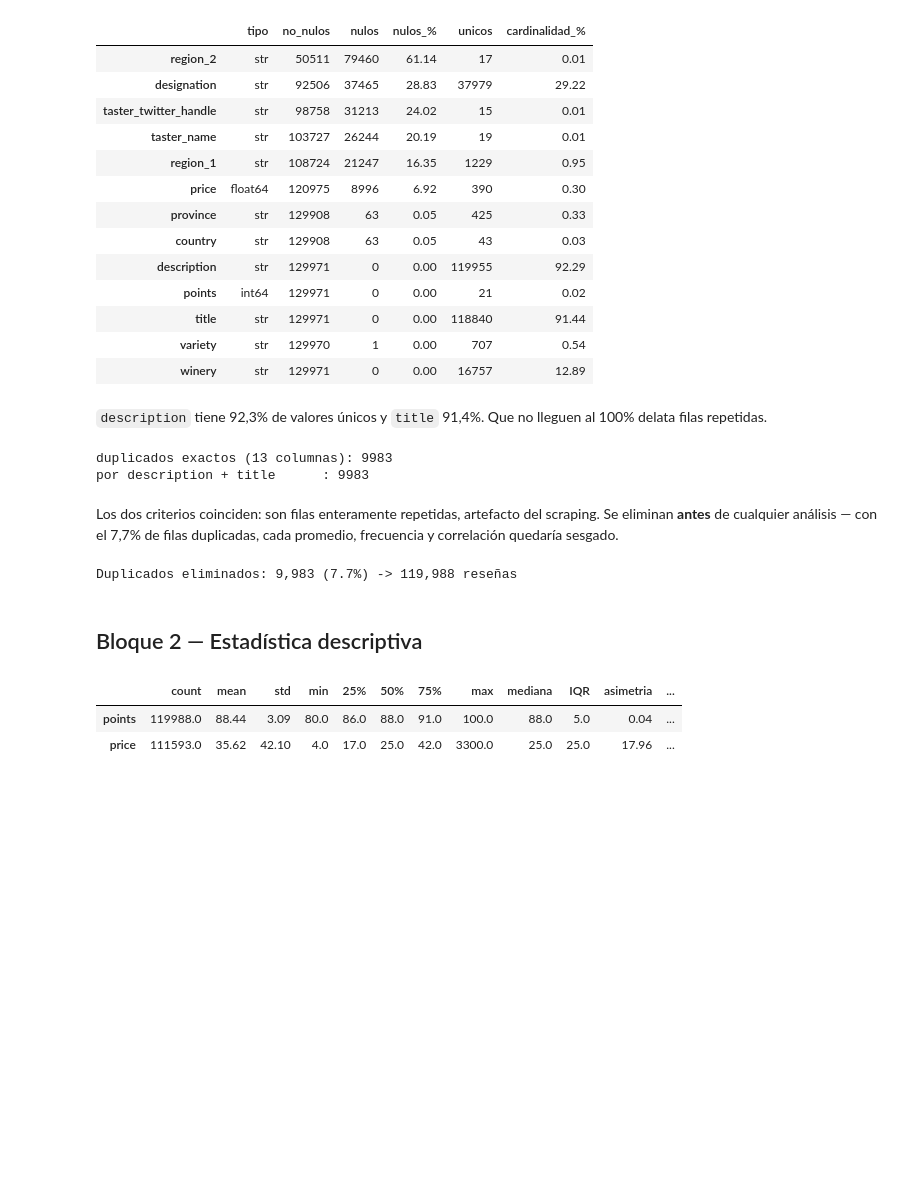
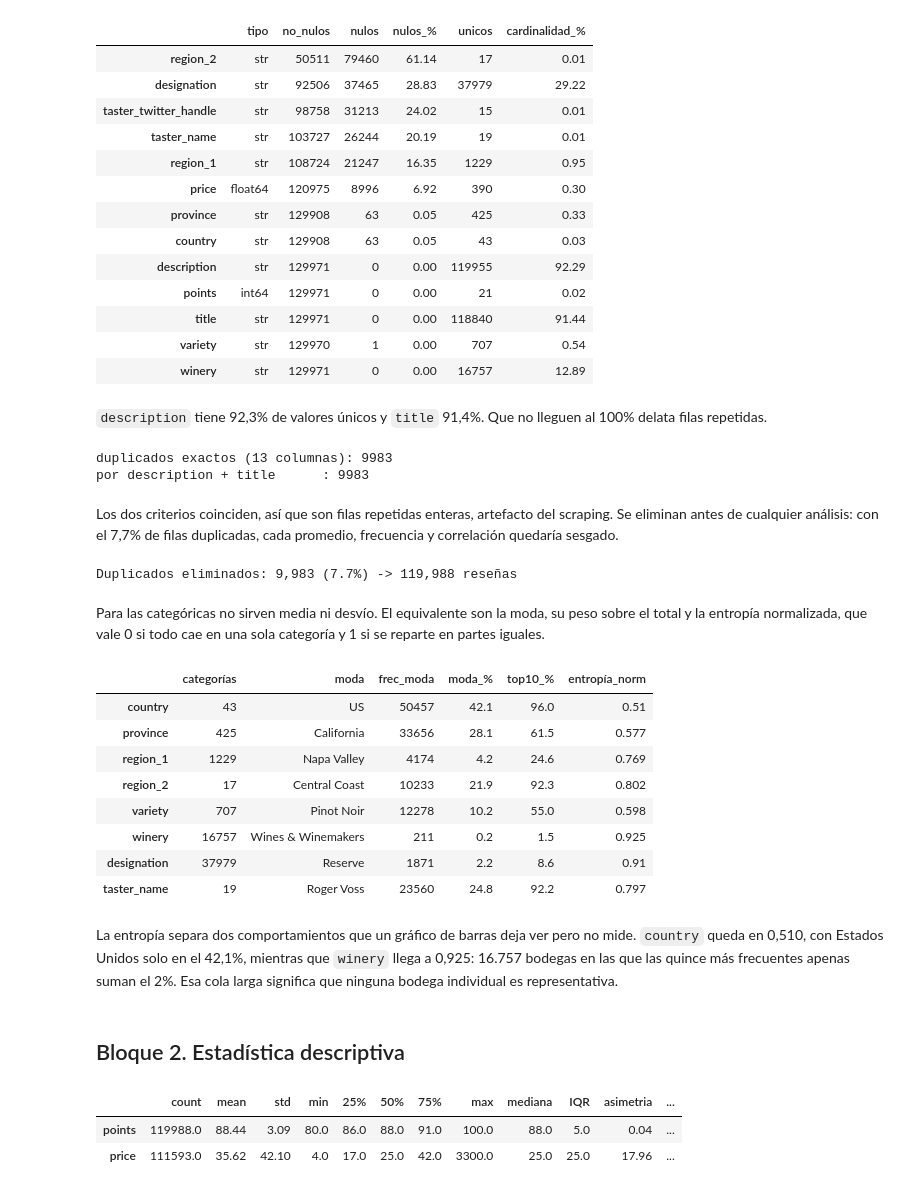
Before and after one commit to LlanoLucas/tp2spcd, a Jupyter notebook: exploracion.ipynb, the cells around one changed output. Saved outputs shown, nothing was run; the diff lists cells and outputs as text; code cells hidden in the pictures; blank space fills up the shorter version.

```diff
--- a/exploracion.ipynb
+++ b/exploracion.ipynb
@@ -199,8 +209,8 @@ perfil_columnas(df)
 | variety | str | 129970 | 1 | 0.00 | 707 | 0.54 |
 | winery | str | 129971 | 0 | 0.00 | 16757 | 12.89 |
 # %% [markdown]
-`description` tiene 92,3% de valores únicos y `title` 91,4%. Que no lleguen
-al 100% delata filas repetidas.
+`description` tiene 92,3% de valores únicos y `title` 91,4%. Que no lleguen al
+100% delata filas repetidas.
 # %%
 print('duplicados exactos (13 columnas):', df.duplicated().sum())
 print('por description + title      :', df.duplicated(subset=['description','title']).sum())
@@ -208,15 +218,37 @@ print('por description + title      :', df.duplicated(subset=['description','tit
 duplicados exactos (13 columnas): 9983
 por description + title      : 9983
 # %% [markdown]
-Los dos criterios coinciden: son filas enteramente repetidas, artefacto del
-scraping. Se eliminan **antes** de cualquier análisis — con el 7,7% de filas
+Los dos criterios coinciden, así que son filas repetidas enteras, artefacto del
+scraping. Se eliminan antes de cualquier análisis: con el 7,7% de filas
 duplicadas, cada promedio, frecuencia y correlación quedaría sesgado.
 # %%
 df = quitar_duplicados(df)
 # %% [output]
 Duplicados eliminados: 9,983 (7.7%) -> 119,988 reseñas
+# %% [markdown]
+Para las categóricas no sirven media ni desvío. El equivalente son la moda, su
+peso sobre el total y la entropía normalizada, que vale 0 si todo cae en una sola
+categoría y 1 si se reparte en partes iguales.
+# %%
+resumen_categoricas(df)
+# %% [output]
+|  | categorías | moda | frec_moda | moda_% | top10_% | entropía_norm |
+| country | 43 | US | 50457 | 42.1 | 96.0 | 0.51 |
+| province | 425 | California | 33656 | 28.1 | 61.5 | 0.577 |
+| region_1 | 1229 | Napa Valley | 4174 | 4.2 | 24.6 | 0.769 |
+| region_2 | 17 | Central Coast | 10233 | 21.9 | 92.3 | 0.802 |
+| variety | 707 | Pinot Noir | 12278 | 10.2 | 55.0 | 0.598 |
+| winery | 16757 | Wines & Winemakers | 211 | 0.2 | 1.5 | 0.925 |
+| designation | 37979 | Reserve | 1871 | 2.2 | 8.6 | 0.91 |
+| taster_name | 19 | Roger Voss | 23560 | 24.8 | 92.2 | 0.797 |
+# %% [markdown]
+La entropía separa dos comportamientos que un gráfico de barras deja ver pero
+no mide. `country` queda en 0,510, con Estados Unidos solo en el 42,1%, mientras
+que `winery` llega a 0,925: 16.757 bodegas en las que las quince más frecuentes
+apenas suman el 2%. Esa cola larga significa que ninguna bodega individual es
+representativa.
 # %% [markdown]
-## Bloque 2 — Estadística descriptiva
+## Bloque 2. Estadística descriptiva
 # %%
 num = df[['points', 'price']]
 resumen = num.describe().T
```
Also changed, not shown: parts of 31 cells of this notebook, 6 other files.
